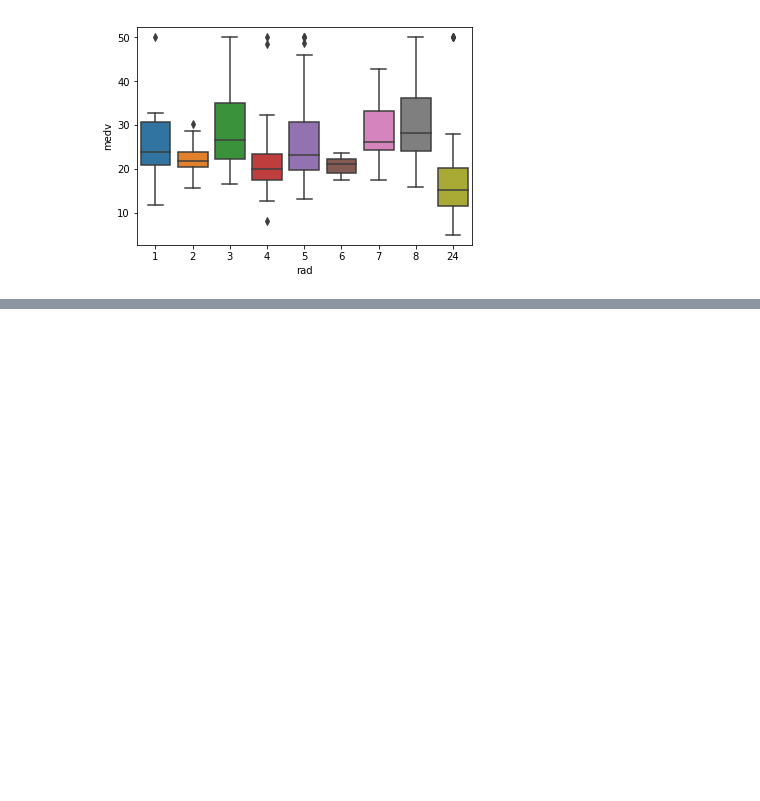
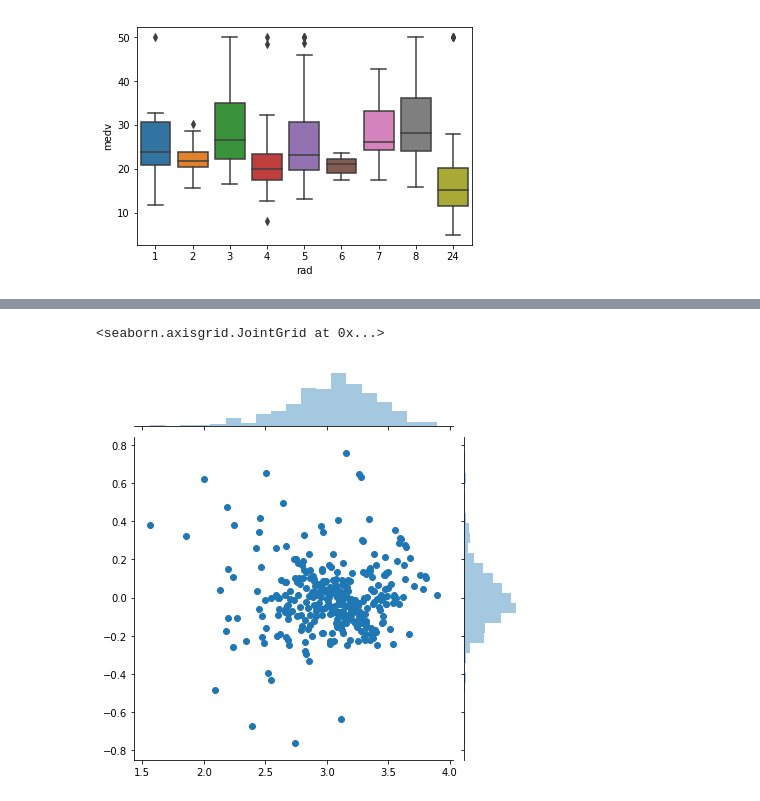
Before and after one commit to akerkar/Boston_Housing, a Jupyter notebook: Boston Project.ipynb, the cells around one changed output, grey strips where cells are left out. Cells and saved outputs as stored; diff of their text form; code cells hidden in the pictures; blank space fills up the shorter version.

```diff
--- a/Boston Project.ipynb
+++ b/Boston Project.ipynb
@@ -143,0 +156,5 @@ sns.distplot(model.resid)
+# %%
+model = smf.ols(
+    'Log_medv ~ rm + lstat + ptratio + crim + zn + age + dis + black + indus + age + nox + rad + chas + tax',
+    data=Boston
+).fit()
@@ -143,0 +197,5 @@ sns.distplot(model.resid)
+# %%
+sns.jointplot(model.fittedvalues, model.resid)
+# %% [output]
+<seaborn.axisgrid.JointGrid at 0x...>
+[figure, added]
```
Also changed, not shown: parts of 28 cells of this notebook, 1 other file.
